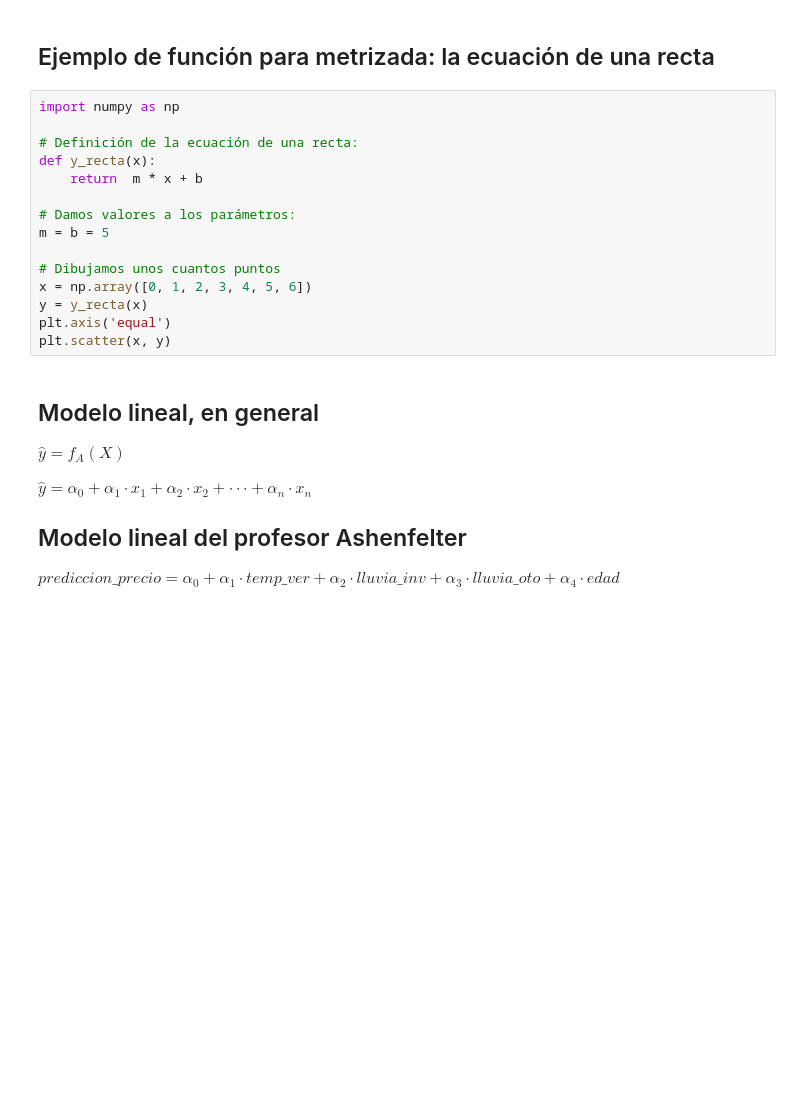
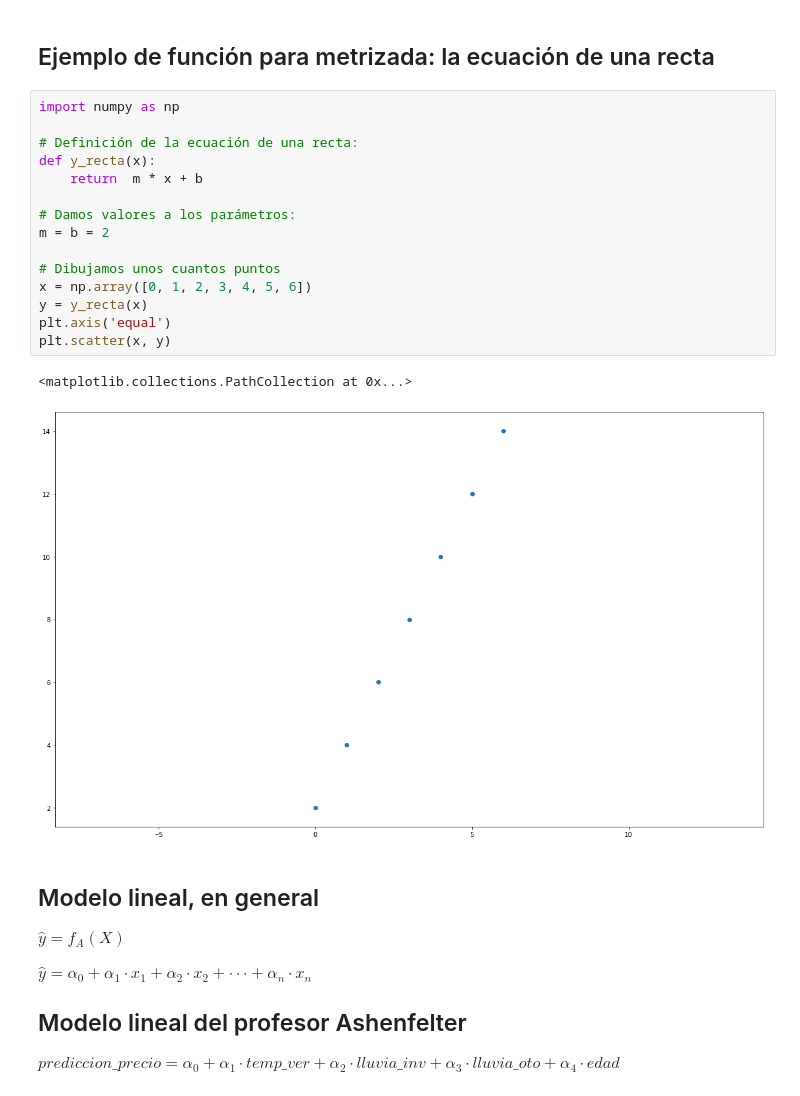
Before and after one commit to fizcogar/Intro-IA, a Jupyter notebook: Intro-IA-1.ipynb, the cells around one changed output. Drawn from its saved outputs; the diff is of its cells as text; blank space fills up the shorter version.

```diff
--- a/Intro-IA-1.ipynb
+++ b/Intro-IA-1.ipynb
@@ -216,18 +248,21 @@ Todos conocéis la ecuación de una recta.
 # %%
 import numpy as np
 
 # Definición de la ecuación de una recta:
 def y_recta(x):
     return  m * x + b
 
 # Damos valores a los parámetros:
-m = b = 5
+m = b = 2
 
 # Dibujamos unos cuantos puntos
 x = np.array([0, 1, 2, 3, 4, 5, 6])
 y = y_recta(x)
 plt.axis('equal')
 plt.scatter(x, y)
+# %% [output]
+<matplotlib.collections.PathCollection at 0x...>
+[figure, added]
 # %% [markdown]
 ## Modelo lineal, en general
 
```
Also changed, not shown: parts of 11 cells of this notebook.
